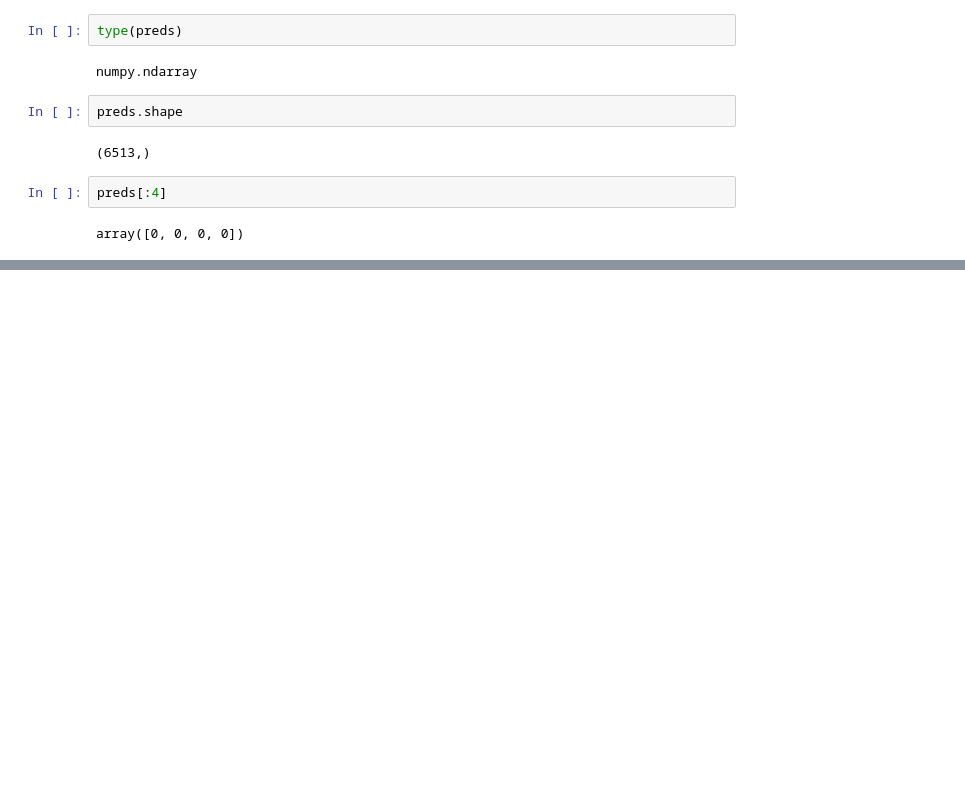
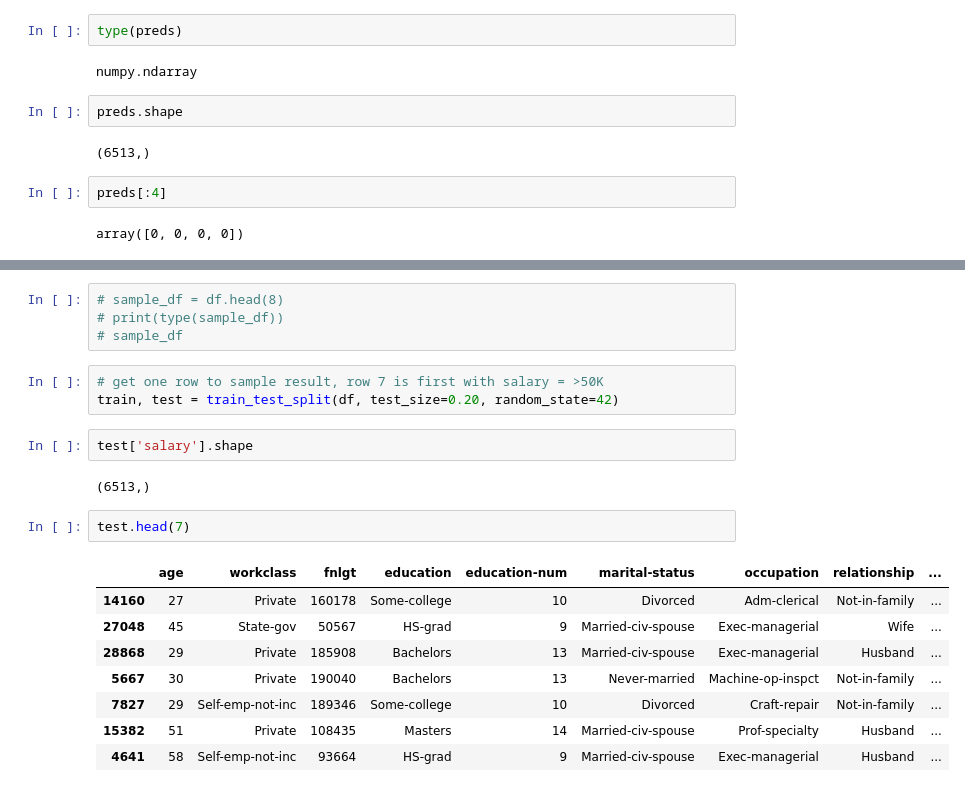
Before and after one commit to gichelli/machine_learning_operations_p3, a Jupyter notebook: eda.ipynb, the cells around one changed output, grey strips where cells are left out. Saved outputs shown, nothing was run; the diff lists cells and outputs as text; blank space fills up the shorter version.

Commit message:
adding more tests

```diff
--- a/eda.ipynb
+++ b/eda.ipynb
@@ -1249,0 +1287,22 @@ array([0, 0, 0, 0])
+# %%
+# sample_df = df.head(8)
+# print(type(sample_df))
+# sample_df
+# %%
+# get one row to sample result, row 7 is first with salary = >50K
+train, test = train_test_split(df, test_size=0.20, random_state=42)
+# %%
+test['salary'].shape
+# %% [output]
+(6513,)
+# %%
+test.head(7)
+# %% [output]
+|  | age | workclass | fnlgt | education | education-num | marital-status | occupation | relationship | ... |
+| 14160 | 27 | Private | 160178 | Some-college | 10 | Divorced | Adm-clerical | Not-in-family | ... |
+| 27048 | 45 | State-gov | 50567 | HS-grad | 9 | Married-civ-spouse | Exec-managerial | Wife | ... |
+| 28868 | 29 | Private | 185908 | Bachelors | 13 | Married-civ-spouse | Exec-managerial | Husband | ... |
+| 5667 | 30 | Private | 190040 | Bachelors | 13 | Never-married | Machine-op-inspct | Not-in-family | ... |
+| 7827 | 29 | Self-emp-not-inc | 189346 | Some-college | 10 | Divorced | Craft-repair | Not-in-family | ... |
+| 15382 | 51 | Private | 108435 | Masters | 14 | Married-civ-spouse | Prof-specialty | Husband | ... |
+| 4641 | 58 | Self-emp-not-inc | 93664 | HS-grad | 9 | Married-civ-spouse | Exec-managerial | Husband | ... |
```
Also changed, not shown: parts of 42 cells of this notebook, 8 other files.
